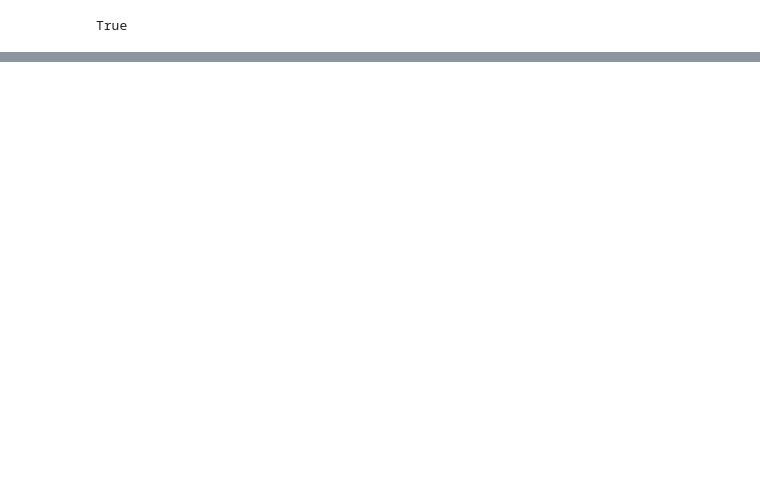
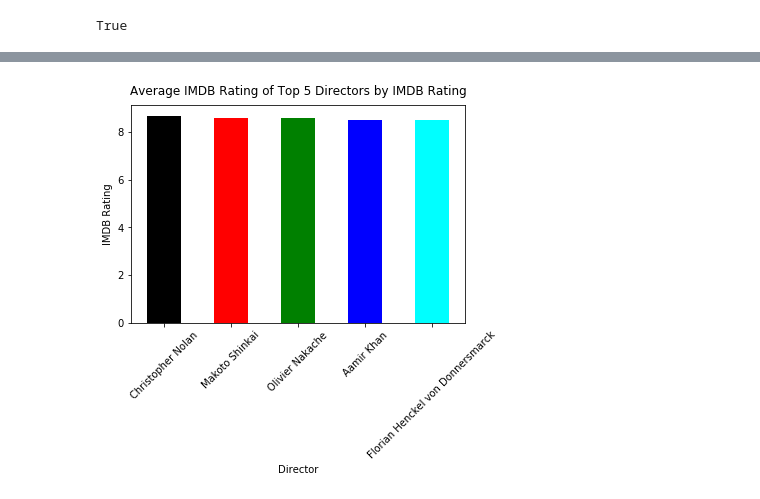
Before and after one commit to koyeliaghosh/Data-Projects-Automobile_data.csv, a Jupyter notebook: 100.ipynb, the cells around one changed output, grey strips where cells are left out. Saved outputs shown, nothing was run; the diff lists cells and outputs as text; code cells hidden in the pictures; blank space fills up the shorter version.

```diff
--- a/100.ipynb
+++ b/100.ipynb
@@ -93,0 +203,4 @@ Returns the missing value percentage of a series
+# %%
+# Filling the missing values with the median value
+median_revenue = movies['Revenue (Millions)'].median()
+movies['Revenue (Millions)'].fillna(value=median_revenue, inplace=True)
@@ -93,0 +212,3 @@ Returns the missing value percentage of a series
+# %%
+#Dropping the rows that having missing values for 'Metascore'
+movies.dropna(subset=['Metascore'], inplace=True)
@@ -93,0 +261,3 @@ Returns the missing value percentage of a series
+# %%
+# Rename the columns 'Runtime (Minutes) and 'Revenue (Millions)' for ease of accessing columns
+movies.rename(columns={'Runtime (Minutes)' : 'Runtime', 'Revenue (Millions)': 'Revenue'}, inplace=True)
@@ -93,0 +343,5 @@ Returns the missing value percentage of a series
+# %%
+# Find out the top 5 directors by IMDB Rating
+rating_directors = movies.groupby('Director').agg({'Rating': 'mean', 'Rank': 'count'})
+top_5_rating_directors = rating_directors.rename(columns={'Rank': 'Movies Count'}).sort_values('Rating', ascending=False)[:5]
+top_5_rating_directors
@@ -93,0 +356,8 @@ Returns the missing value percentage of a series
+# %%
+# Plot the result
+ax = top_5_rating_directors['Rating'].plot.bar(color=['black', 'red', 'green', 'blue', 'cyan']);
+ax.set_ylabel('IMDB Rating')
+ax.set_title('Average IMDB Rating of Top 5 Directors by IMDB Rating', y=1.02)
+ax.set_xticklabels(top_5_rating_directors.index, rotation = 45);
+# %% [output]
+[figure, added]
```
Also changed, not shown: parts of 128 cells of this notebook.
